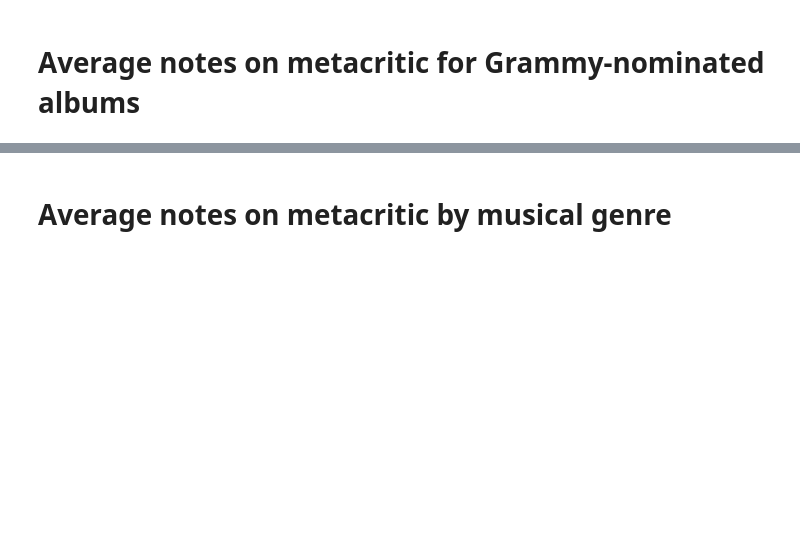
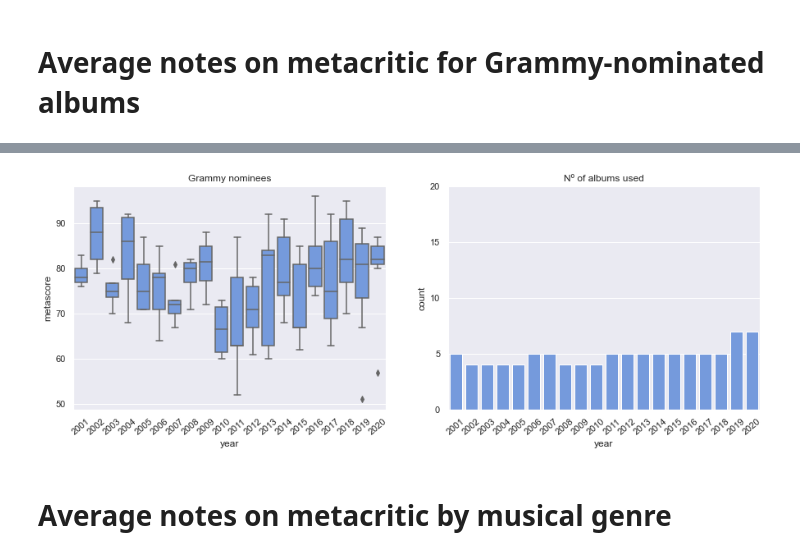
Before and after one commit to wainejr/CSB53, a Jupyter notebook: notebooks/graph_plots_joined_data.ipynb, the cells around one changed output, grey strips where cells are left out. Drawn from its saved outputs; the diff is of its cells as text; code cells hidden in the pictures; blank space fills up the shorter version.

Commit message:
Corrected plot

```diff
--- a/notebooks/graph_plots_joined_data.ipynb
+++ b/notebooks/graph_plots_joined_data.ipynb
@@ -193,3 +184,30 @@ sns.barplot(x="year", y="metascore", data=_df_grammy_albums_mean_year)
+# %%
+_df_only_grammy = pd.DataFrame(df_grammy[["grammy", "metascore", "link_album"]])
+_all_grammy_data = {"metascore": [], "link_album": [], "won": [], "year": []}
+for v in _df_only_grammy.values:
+    _all_grammy_data["metascore"].append(v[1])
+    _all_grammy_data["link_album"].append(v[2])
+    _all_grammy_data["year"].append(int(v[0]["year"]))
+    _all_grammy_data["won"].append(bool(v[0]["won"]))
+
+_df_grammy = pd.DataFrame.from_dict(_all_grammy_data)
+
+fig, axes = plt.subplots(nrows=1, ncols=2)
+fig.set_figheight(5)
+fig.set_figwidth(15)
+
+ax = sns.boxplot(x="year", y="metascore", data=_df_grammy, color="cornflowerblue", ax=axes[0])
+ax.set_xticklabels(ax.get_xticklabels(), rotation=40, ha="center")
+ax.set_title("Grammy nominees")
+
+ax = sns.countplot(x="year", data=_df_grammy, color="cornflowerblue", ax=axes[1])
+ax.set_xticklabels(ax.get_xticklabels(), rotation=40, ha="center")
+ax.set_yticks([0, 2, 4, 6, 8])
+ax.set_title("Nº of albums used")
+
+plt.show(fig)
+# %% [output]
+[figure, added]
 # %% [markdown]
 
 # Average notes on metacritic by musical genre
```
Also changed, not shown: parts of 5 cells of this notebook.
